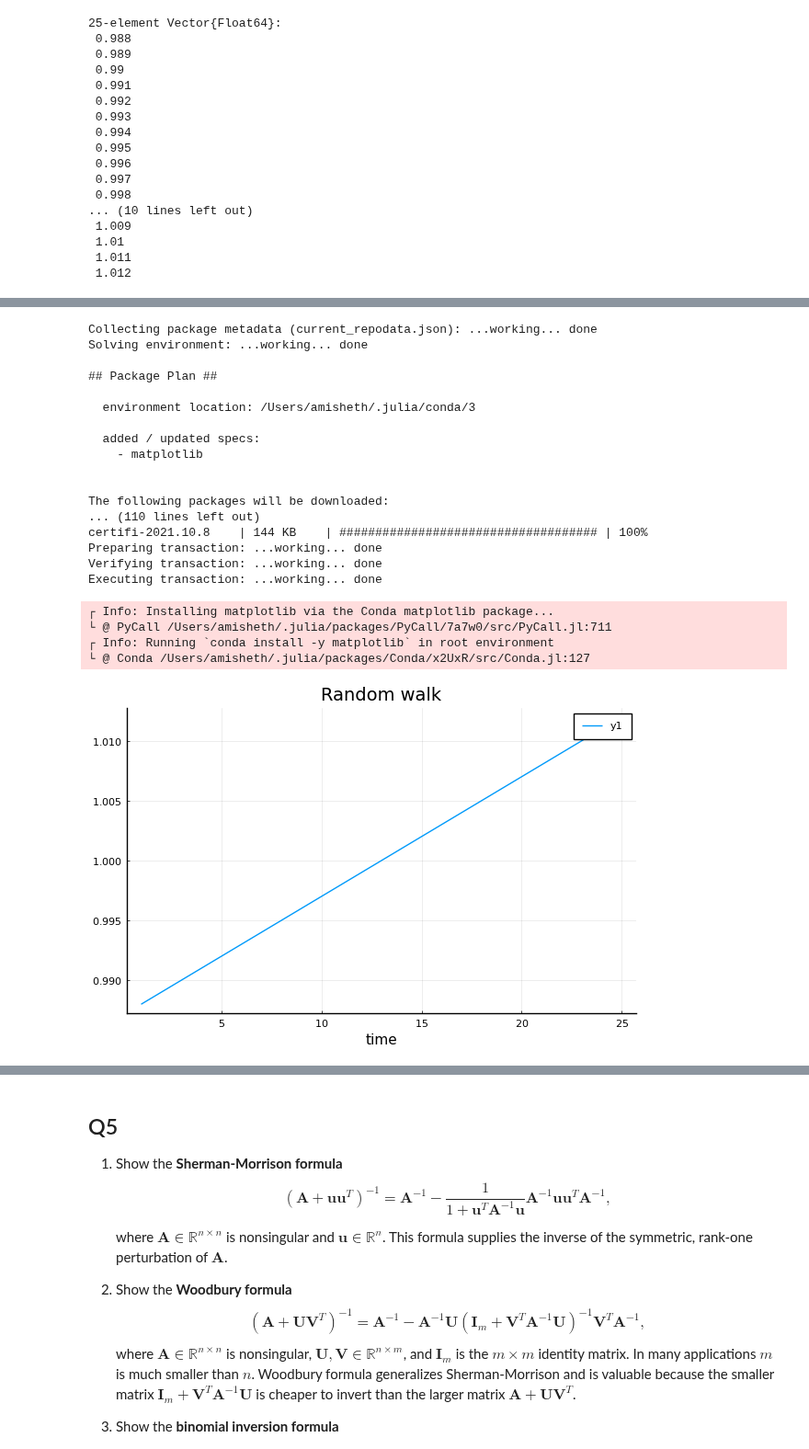
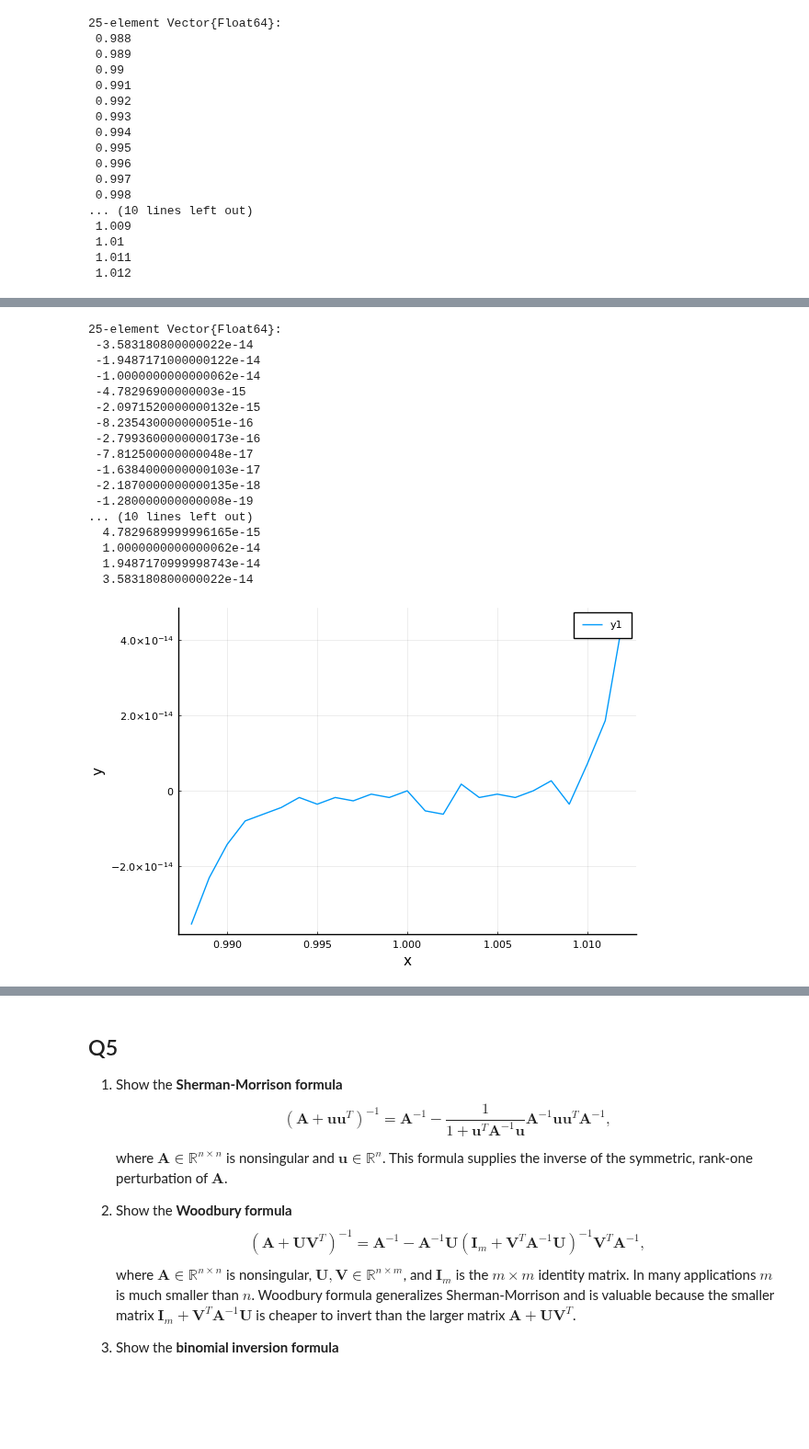
Before and after one commit to 15shethami/biostat-257-2022-spring, a Jupyter notebook: hw1/hw01.ipynb, the cells around one changed output, grey strips where cells are left out. Shown at 92% size. Saved outputs shown, nothing was run; the diff lists cells and outputs as text; code cells hidden in the pictures; blank space fills up the shorter version.

Commit message:
completed plotting for Q4, need to answer the why

```diff
--- a/hw1/hw01.ipynb
+++ b/hw1/hw01.ipynb
@@ -188,0 +184,3 @@ using Plots
+# %%
+y1 = (x .^ 7 - 7 * x .^ 6 + 21 * x .^ 5 - 35 * x .^ 4 + 35 * x.^ 3 - 21 *
+    x .^ 2 + 7 * x .- 1)
@@ -189,26 +205,27 @@ using Plots
+# %%
+y2 = (x .- 1) .^ 7
+# %% [output]
+25-element Vector{Float64}:
+ -3.583180800000022e-14
+ -1.9487171000000122e-14
+ -1.0000000000000062e-14
+ -4.78296900000003e-15
+ -2.0971520000000132e-15
+ -8.235430000000051e-16
+ -2.7993600000000173e-16
+ -7.812500000000048e-17
+ -1.6384000000000103e-17
+ -2.1870000000000135e-18
+ -1.280000000000008e-19
+... (10 lines left out)
+  4.7829689999996165e-15
+  1.0000000000000062e-14
+  1.9487170999998743e-14
+  3.583180800000022e-14
 # %%
+using Plots
 pyplot()  # set the backend to PyPlot
-Plots.plot(x, title="Random walk", xlab="time")
-# %% [output]
-Collecting package metadata (current_repodata.json): ...working... done
-Solving environment: ...working... done
-
-## Package Plan ##
-
-  environment location: /Users/amisheth/.julia/conda/3
-
-  added / updated specs:
-    - matplotlib
-
-
-The following packages will be downloaded:
-... (110 lines left out)
-certifi-2021.10.8    | 144 KB    | #################################### | 100%
-Preparing transaction: ...working... done
-Verifying transaction: ...working... done
-Executing transaction: ...working... done
-┌ Info: Installing matplotlib via the Conda matplotlib package...
-└ @ PyCall /Users/amisheth/.julia/packages/PyCall/7a7w0/src/PyCall.jl:711
-┌ Info: Running `conda install -y matplotlib` in root environment
-└ @ Conda /Users/amisheth/.julia/packages/Conda/x2UxR/src/Conda.jl:127
-[figure, removed]
+# %%
+Plots.plot(x, y1, main = "Polynomial 1", xlab = "x", ylab = "y")
+# %% [output]
+[figure, added]
```
Also changed, not shown: parts of 5 cells of this notebook.
